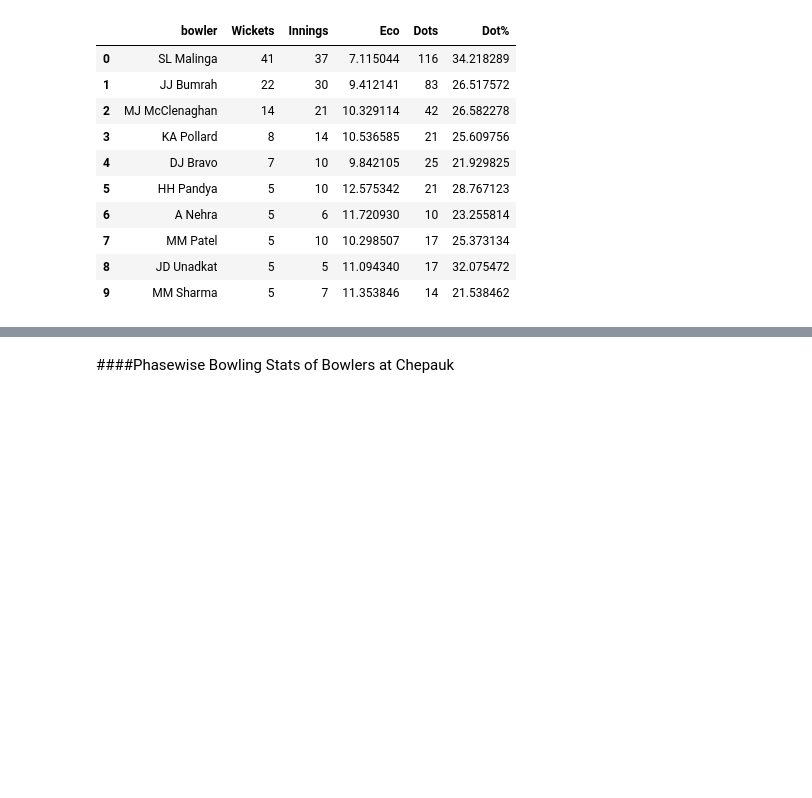
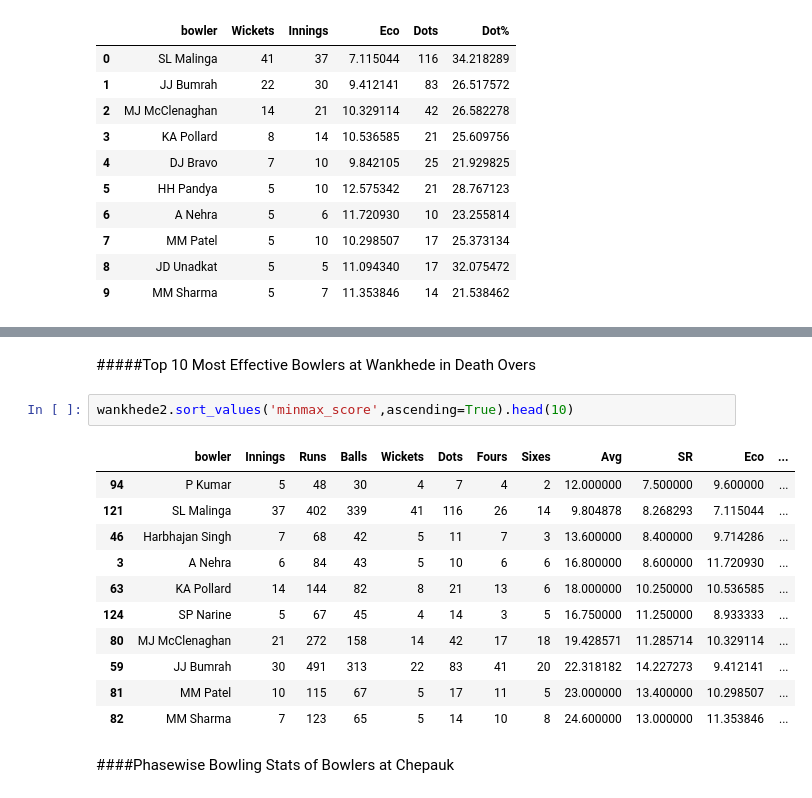
Before and after one commit to MahimnaDarji/Cricket-Analysis, a Jupyter notebook: IPL_Stats_Analysis(Bowling).ipynb, the cells around one changed output, grey strips where cells are left out. Drawn from its saved outputs; the diff is of its cells as text; blank space fills up the shorter version.

```diff
--- a/IPL_Stats_Analysis(Bowling).ipynb
+++ b/IPL_Stats_Analysis(Bowling).ipynb
@@ -952,3 +1065,19 @@ wankhededo.head(10)
+# %% [markdown]
+#####Top 10 Most Effective Bowlers at Wankhede in Death Overs
+# %%
+wankhede2.sort_values('minmax_score',ascending=True).head(10)
+# %% [output]
+|  | bowler | Innings | Runs | Balls | Wickets | Dots | Fours | Sixes | Avg | SR | Eco | ... |
+| 94 | P Kumar | 5 | 48 | 30 | 4 | 7 | 4 | 2 | 12.000000 | 7.500000 | 9.600000 | ... |
+| 121 | SL Malinga | 37 | 402 | 339 | 41 | 116 | 26 | 14 | 9.804878 | 8.268293 | 7.115044 | ... |
+| 46 | Harbhajan Singh | 7 | 68 | 42 | 5 | 11 | 7 | 3 | 13.600000 | 8.400000 | 9.714286 | ... |
+| 3 | A Nehra | 6 | 84 | 43 | 5 | 10 | 6 | 6 | 16.800000 | 8.600000 | 11.720930 | ... |
+| 63 | KA Pollard | 14 | 144 | 82 | 8 | 21 | 13 | 6 | 18.000000 | 10.250000 | 10.536585 | ... |
+| 124 | SP Narine | 5 | 67 | 45 | 4 | 14 | 3 | 5 | 16.750000 | 11.250000 | 8.933333 | ... |
+| 80 | MJ McClenaghan | 21 | 272 | 158 | 14 | 42 | 17 | 18 | 19.428571 | 11.285714 | 10.329114 | ... |
+| 59 | JJ Bumrah | 30 | 491 | 313 | 22 | 83 | 41 | 20 | 22.318182 | 14.227273 | 9.412141 | ... |
+| 81 | MM Patel | 10 | 115 | 67 | 5 | 17 | 11 | 5 | 23.000000 | 13.400000 | 10.298507 | ... |
+| 82 | MM Sharma | 7 | 123 | 65 | 5 | 14 | 10 | 8 | 24.600000 | 13.000000 | 11.353846 | ... |
 # %% [markdown]
 ####Phasewise Bowling Stats of Bowlers at Chepauk
 # %%
```
Also changed, not shown: parts of 23 cells of this notebook.
